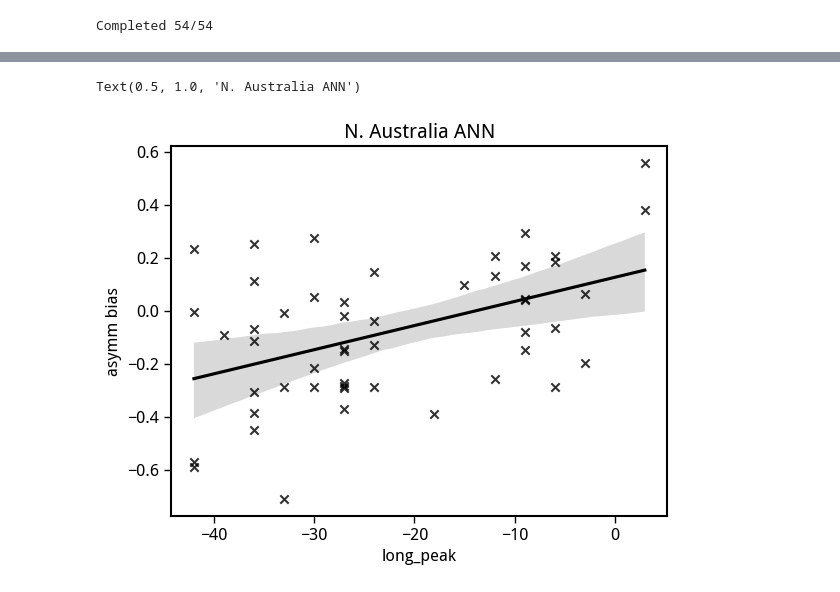
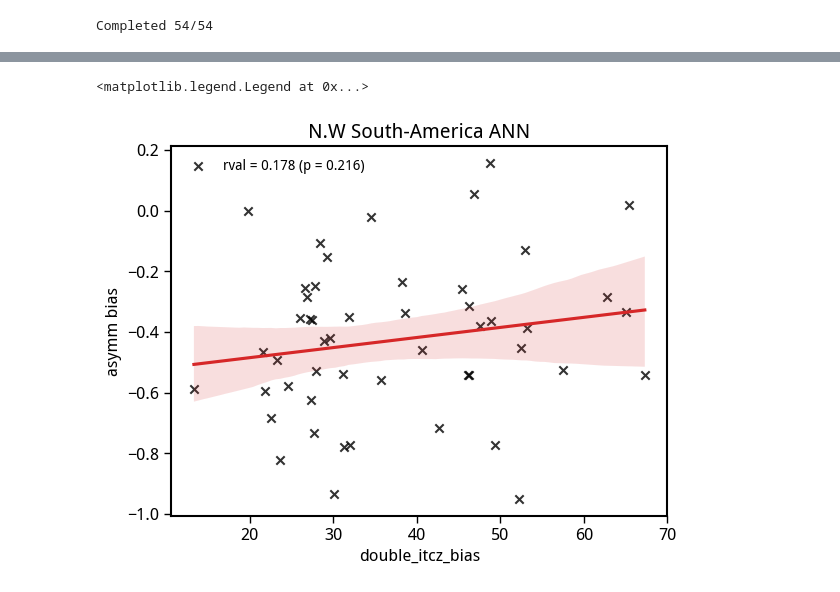
Before and after one commit to adisen99/enso_precip_asymmetry, a Jupyter notebook: 07_code_review1.ipynb, the cells around one changed output, grey strips where cells are left out. Saved outputs shown, nothing was run; the diff lists cells and outputs as text; code cells hidden in the pictures.

```diff
--- a/07_code_review1.ipynb
+++ b/07_code_review1.ipynb
@@ -503 +676,3 @@ itcz_metric.to_csv('./util/itcz_metric.csv')
+# %%
+itcz_metric = pd.read_csv('./util/itcz_metric.csv').drop(columns=['Unnamed: 0'])
 # %%
@@ -545,0 +810,3 @@ asymm_bias_df
+# %%
+asymm_bias_df = (out.isel(region=9, season=0, model=slice(0, -2)).asymm - out.isel(region=9, season=0, model=-2).asymm).drop(('region', 'season')).to_dataframe()
+skw_bias_df = (skw_res.isel(region=9, season=0, model=slice(0, -2)).pr_skw - skw_res.isel(region=9, season=0, model=-2).pr_skw).drop(('region', 'season')).to_dataframe()
@@ -546,10 +841,13 @@ asymm_bias_df
 # %%
-sns.regplot(x=itcz_metric.loc[itcz_metric['model'].isin(asymm_bias_df.index)].long_peak, y=asymm_bias_df.asymm, color='k', marker='x')
-# plt.ylim(-1.1, 1.1)
+res = stats.pearsonr(itcz_metric.loc[itcz_metric['model'].isin(asymm_bias_df.index)].double_itcz_bias, asymm_bias_df.asymm)
+sns.regplot(x=itcz_metric.loc[itcz_metric['model'].isin(asymm_bias_df.index)].double_itcz_bias, y=asymm_bias_df.asymm, color='k', marker='x', line_kws=dict(color='tab:red'), \
+            label = f'rval = {round(res.statistic, 3)} (p = {round(res.pvalue, 3)})')
+# plt.ylim(-1.1, 0.8)
 # plt.xlim(-50, 8)
-stats.pearsonr(itcz_metric.loc[itcz_metric['model'].isin(asymm_bias_df.index)].long_peak, asymm_bias_df.asymm)
 plt.ylabel('asymm bias')
-plt.title('N. Australia ANN')
+plt.title('N.W South-America ANN')
+plt.legend(frameon=False, fontsize=10)
+# plt.savefig('./images/review_extra/double_itcz_bias_asymm_nwsa_ann.png', dpi=300, bbox_inches='tight')
 # %% [output]
-Text(0.5, 1.0, 'N. Australia ANN')
+<matplotlib.legend.Legend at 0x...>
-[figure, old version]
+[figure, new version]
```
Also changed, not shown: parts of 82 cells of this notebook, 8 other files.
